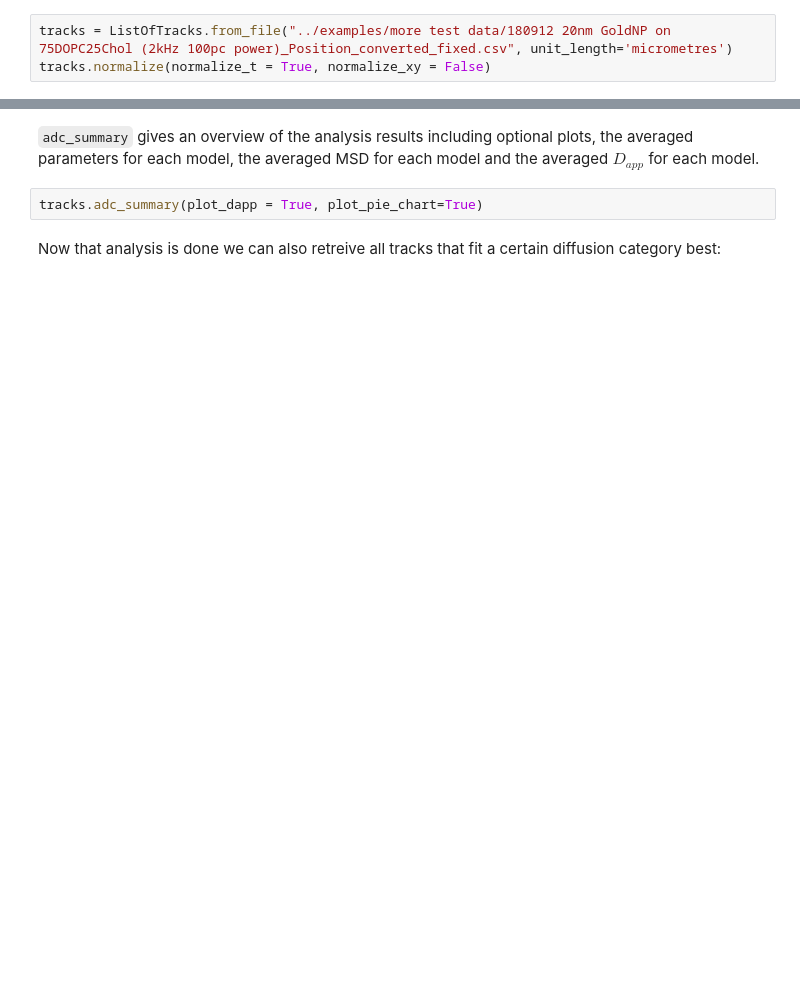
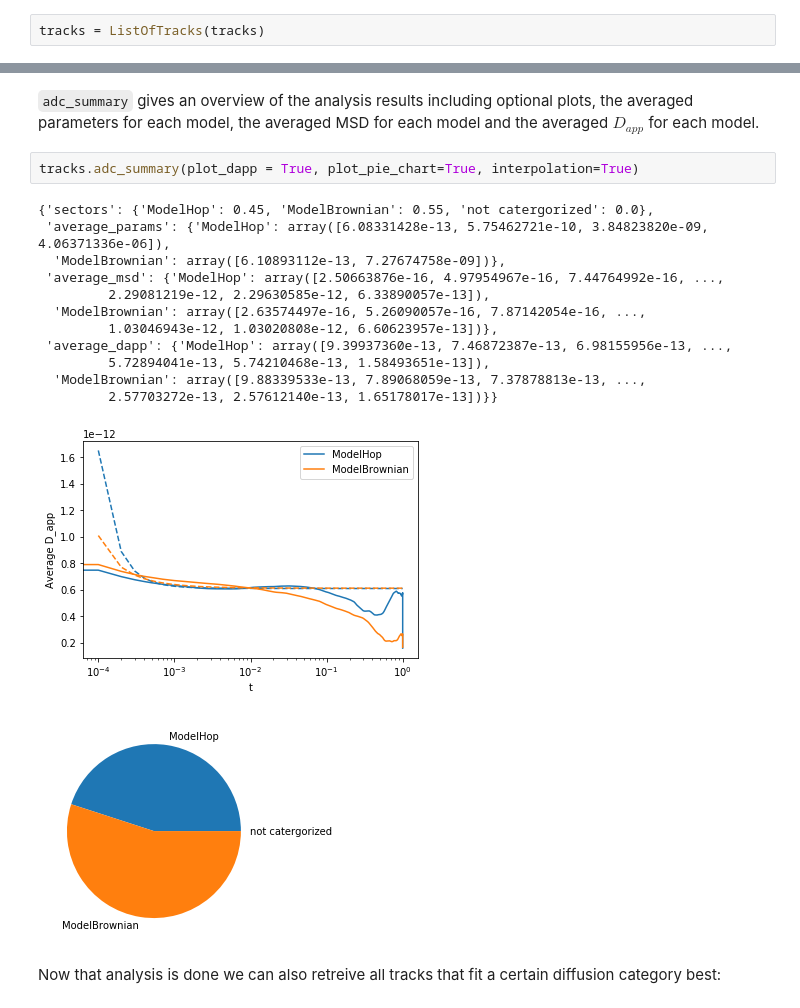
Before and after one commit to Eggeling-Lab-Microscope-Software/TRAIT2D, a Jupyter notebook: notebooks/iSCAT_analysis_new_demo.ipynb, the cells around one changed output, grey strips where cells are left out. Saved outputs shown, nothing was run; the diff lists cells and outputs as text; blank space fills up the shorter version.

```diff
--- a/notebooks/iSCAT_analysis_new_demo.ipynb
+++ b/notebooks/iSCAT_analysis_new_demo.ipynb
@@ -24,8 +89,7 @@ from iscat_lib.analysis import ListOfTracks
 # %% [markdown]
 Load the tracks from some example data. We can use `tracks.normalize` to set the initial time value of all tracks to 0.
-# %%
-tracks = ListOfTracks.from_file("../examples/more test data/180912 20nm GoldNP on 75DOPC25Chol (2kHz 100pc power)_Position_converted_fixed.csv", unit_length='micrometres')
-tracks.normalize(normalize_t = True, normalize_xy = False)
+# %%
+tracks = ListOfTracks(tracks)
 # %% [markdown]
 Single tracks are stored in a `Track` object.
 # %%
@@ -79,7 +137,21 @@ tracks.adc_analysis(fit_max_time=50e-3, enable_log_sampling=True)
 # %% [markdown]
 `adc_summary` gives an overview of the analysis results including optional plots, the averaged parameters for each model, the averaged MSD for each model and the averaged $D_{app}$ for each model.
 # %%
-tracks.adc_summary(plot_dapp = True, plot_pie_chart=True)
+tracks.adc_summary(plot_dapp = True, plot_pie_chart=True, interpolation=True)
+# %% [output]
+{'sectors': {'ModelHop': 0.45, 'ModelBrownian': 0.55, 'not catergorized': 0.0},
+ 'average_params': {'ModelHop': array([6.08331428e-13, 5.75462721e-10, 3.84823820e-09, 4.06371336e-06]),
+  'ModelBrownian': array([6.10893112e-13, 7.27674758e-09])},
+ 'average_msd': {'ModelHop': array([2.50663876e-16, 4.97954967e-16, 7.44764992e-16, ...,
+         2.29081219e-12, 2.29630585e-12, 6.33890057e-13]),
+  'ModelBrownian': array([2.63574497e-16, 5.26090057e-16, 7.87142054e-16, ...,
+         1.03046943e-12, 1.03020808e-12, 6.60623957e-13])},
+ 'average_dapp': {'ModelHop': array([9.39937360e-13, 7.46872387e-13, 6.98155956e-13, ...,
+         5.72894041e-13, 5.74210468e-13, 1.58493651e-13]),
+  'ModelBrownian': array([9.88339533e-13, 7.89068059e-13, 7.37878813e-13, ...,
+         2.57703272e-13, 2.57612140e-13, 1.65178017e-13])}}
+[figure, added]
+[figure, added]
 # %% [markdown]
 Now that analysis is done we can also retreive all tracks that fit a certain diffusion category best:
 # %%
```
Also changed, not shown: parts of 25 cells of this notebook.
